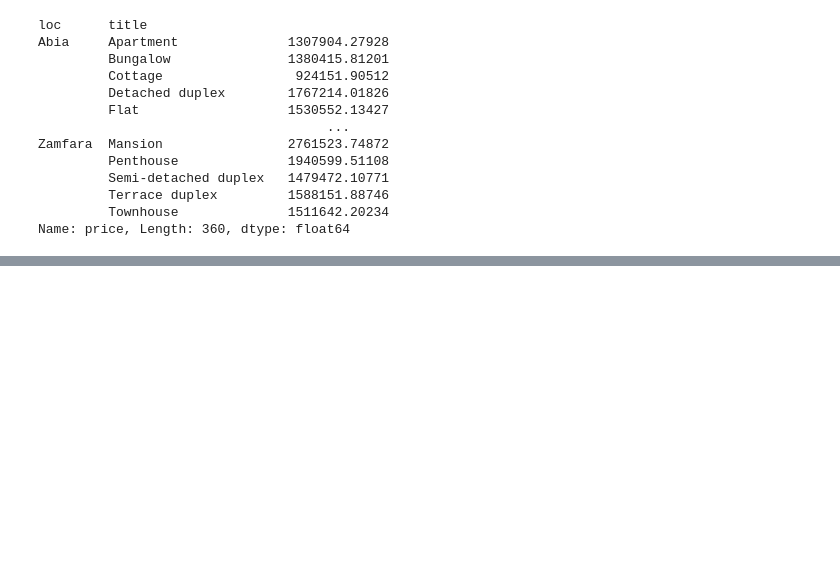
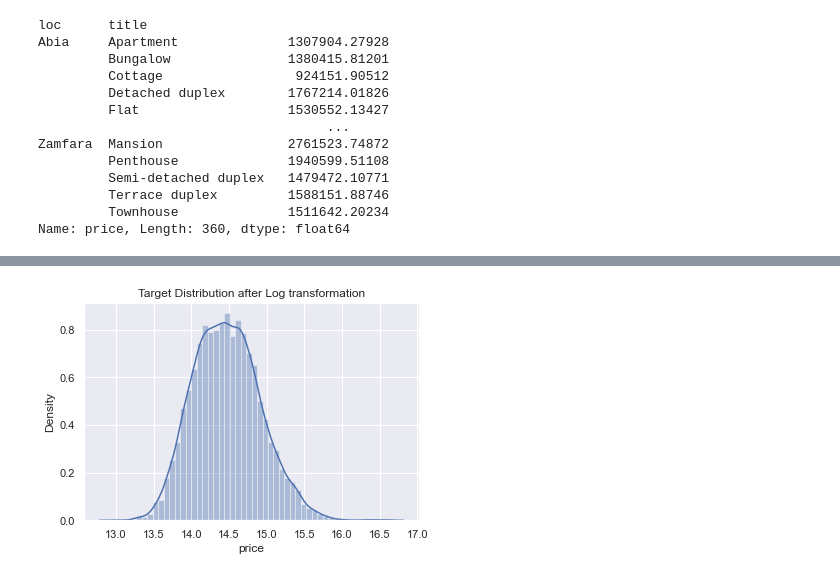
Before and after one commit to michaji/DSN-AI-Bootcamp-2023-Qualification-Hackathon, a Jupyter notebook: Housing.ipynb, the cells around one changed output, grey strips where cells are left out. Saved outputs shown, nothing was run; the diff lists cells and outputs as text; code cells hidden in the pictures; blank space fills up the shorter version.

```diff
--- a/Housing.ipynb
+++ b/Housing.ipynb
@@ -341,0 +660,6 @@ left_count.index.values, left_count['User ID']
+# %%
+plt.title("Target Distribution after Log Transformation")
+sns.distplot(y_transformed)
+plt.show()
+# %% [output]
+[figure, added]
```
Also changed, not shown: parts of 52 cells of this notebook.
